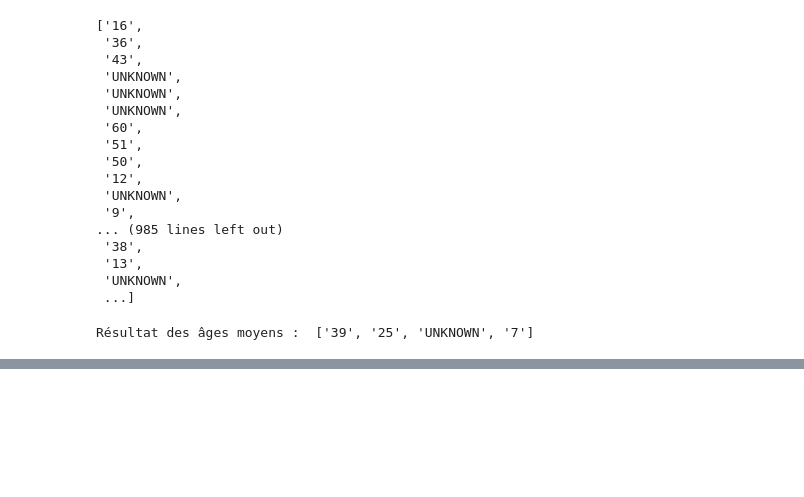
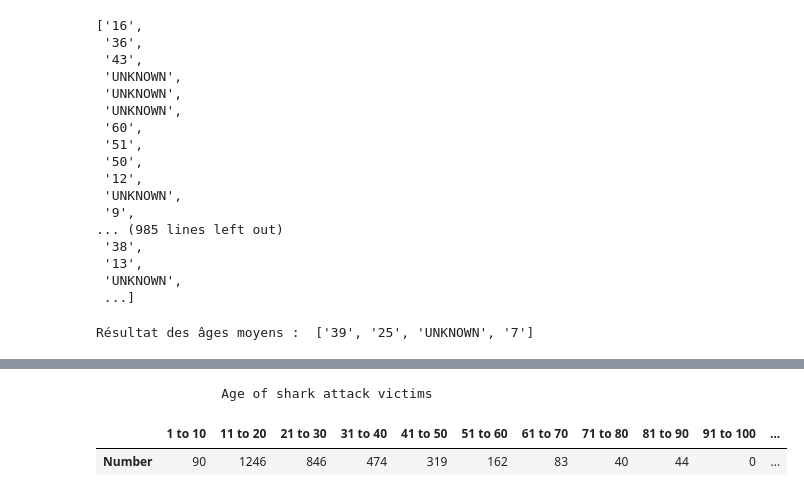
Before and after one commit to MessieTanriverdi/data-labs, a Jupyter notebook: module-1/pandas-project/your-code/data-wrangling.ipynb, the cells around one changed output, grey strips where cells are left out. Cells and saved outputs as stored; diff of their text form; code cells hidden in the pictures; blank space fills up the shorter version.

```diff
--- a/module-1/pandas-project/your-code/data-wrangling.ipynb
+++ b/module-1/pandas-project/your-code/data-wrangling.ipynb
@@ -372,8 +345,9 @@ for i in ages:
             age = char
             tampon.append(age)
         elif char==" ":
-            str1 = ''.join(tampon)
-            str2 = int(str1)
+            str1 = char.join(tampon)
+            if str1.isdigit():
+                str2 = int(str1)
             meann.append(str2)
             age = 0
             tampon = []
@@ -384,7 +358,8 @@ for i in ages:
             age = 0
             tampon = []
     # C'est ici que je vais faire la moyenne d'âge pour chaque "groupe" :
-    age_moyen = str(int(sum(meann) / len(meann)))
+    if len(meann)!=0:
+        age_moyen = str(int(sum(meann) / len(meann)))
     meann = []
     final.append(age_moyen)
     age = 0
@@ -393,14 +368,4 @@ for i in ages:
 
 
 print("Résultat des âges moyens : ", final)
-
-
-"""
-
-Pour l'erreur :
-- les espaces trop grands ? (continue ?)
-
-
-
-"""
 # %% [output]
@@ -419,0 +373,2 @@ ValueError: invalid literal for int() with base 10: ''
+# %%
+data['Age'] = final
@@ -419,0 +395,29 @@ ValueError: invalid literal for int() with base 10: ''
+# %%
+# Age des victimes
+# df = df[(df['closing_price'] >= 99) & (df['closing_price'] <= 101)]
+
+dix = data[(data['Age']>='1')&(data['Age']<='10')]
+vingt = data[(data['Age']>='11')&(data['Age']<='20')]
+trente = data[(data['Age']>='21')&(data['Age']<='30')]
+quarante = data[(data['Age']>='31')&(data['Age']<='40')]
+cinquante = data[(data['Age']>='41')&(data['Age']<='50')]
+soixante = data[(data['Age']>='51')&(data['Age']<='60')]
+soixante_dix = data[(data['Age']>='61')&(data['Age']<='70')]
+quatre_vingt = data[(data['Age']>='71')&(data['Age']<='80')]
+quatre_vingt_dix = data[(data['Age']>='81')&(data['Age']<='90')]
+cent = data[(data['Age']>='91')&(data['Age']<='100')]
+
+unkn = data[(data['Age']=='UNKNOWN')]
+
+print("\t\t", end='')
+print ('\033[1m' + '\033[91m' + '\033[4m' + 'Age of shark attack victims')
+
+pd.DataFrame([[dix.shape[0], vingt.shape[0], trente.shape[0], quarante.shape[0], cinquante.shape[0],
+               soixante.shape[0], soixante_dix.shape[0], quatre_vingt.shape[0], quatre_vingt_dix.shape[0],
+               cent.shape[0], unkn.shape[0], data.shape[0]]],
+             columns=['1 to 10', '11 to 20', '21 to 30', '31 to 40', '41 to 50', '51 to 60', '61 to 70',
+                      '71 to 80', '81 to 90', '91 to 100', 'Unknown', 'Total'], index=['Number'])
+# %% [output]
+                Age of shark attack victims
+|  | 1 to 10 | 11 to 20 | 21 to 30 | 31 to 40 | 41 to 50 | 51 to 60 | 61 to 70 | 71 to 80 | 81 to 90 | 91 to 100 | ... |
+| Number | 90 | 1246 | 846 | 474 | 319 | 162 | 83 | 40 | 44 | 0 | ... |
```
Also changed, not shown: parts of 7 cells of this notebook, 4 other files.
